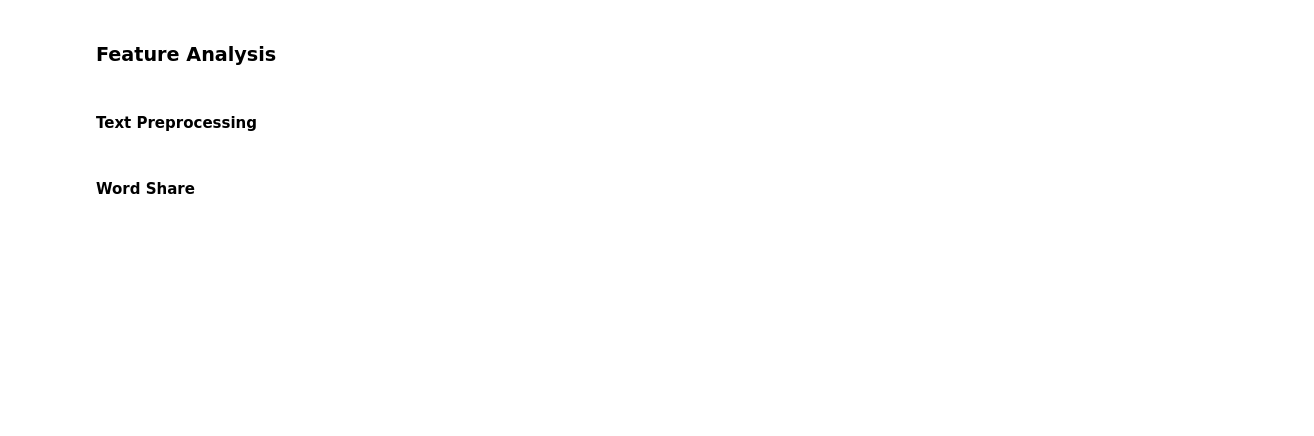
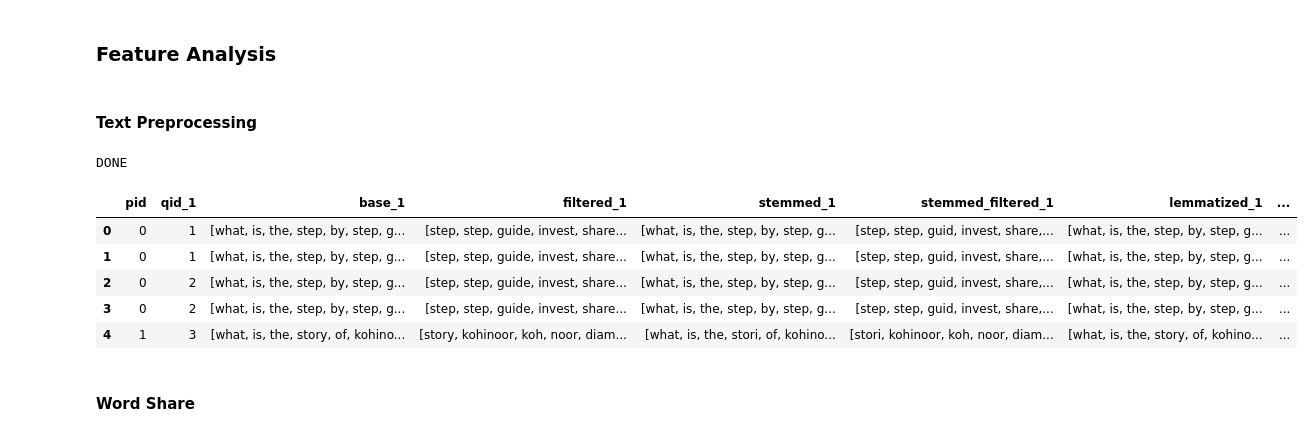
Before and after one commit to camronkhan/quora_question_pairs, a Jupyter notebook: quora_question_pairs.ipynb, the cells around one changed output. Cells and saved outputs as stored; diff of their text form; code cells hidden in the pictures; blank space fills up the shorter version.

```diff
--- a/quora_question_pairs.ipynb
+++ b/quora_question_pairs.ipynb
@@ -308,0 +414,14 @@ def tokenize(q):
+# %%
+print('DONE')
+# %% [output]
+DONE
+# %%
+# Create unstacked version of TRAIN_preprocessed
+stacked = pd.read_pickle('./pickles.gi/TRAIN_preprocessed_stacked.pkl')
+# %% [output]
+|  | pid | qid_1 | base_1 | filtered_1 | stemmed_1 | stemmed_filtered_1 | lemmatized_1 | ... |
+| 0 | 0 | 1 | [what, is, the, step, by, step, g... | [step, step, guide, invest, share... | [what, is, the, step, by, step, g... | [step, step, guid, invest, share,... | [what, is, the, step, by, step, g... | ... |
+| 1 | 0 | 1 | [what, is, the, step, by, step, g... | [step, step, guide, invest, share... | [what, is, the, step, by, step, g... | [step, step, guid, invest, share,... | [what, is, the, step, by, step, g... | ... |
+| 2 | 0 | 2 | [what, is, the, step, by, step, g... | [step, step, guide, invest, share... | [what, is, the, step, by, step, g... | [step, step, guid, invest, share,... | [what, is, the, step, by, step, g... | ... |
+| 3 | 0 | 2 | [what, is, the, step, by, step, g... | [step, step, guide, invest, share... | [what, is, the, step, by, step, g... | [step, step, guid, invest, share,... | [what, is, the, step, by, step, g... | ... |
+| 4 | 1 | 3 | [what, is, the, story, of, kohino... | [story, kohinoor, koh, noor, diam... | [what, is, the, stori, of, kohino... | [stori, kohinoor, koh, noor, diam... | [what, is, the, story, of, kohino... | ... |
```
Also changed, not shown: parts of 28 cells of this notebook.
